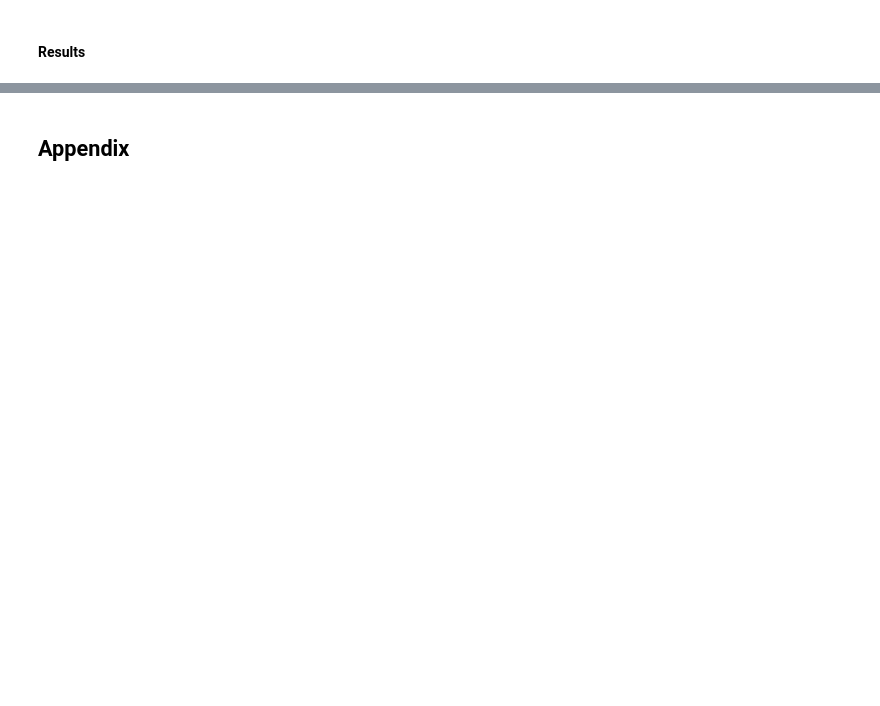
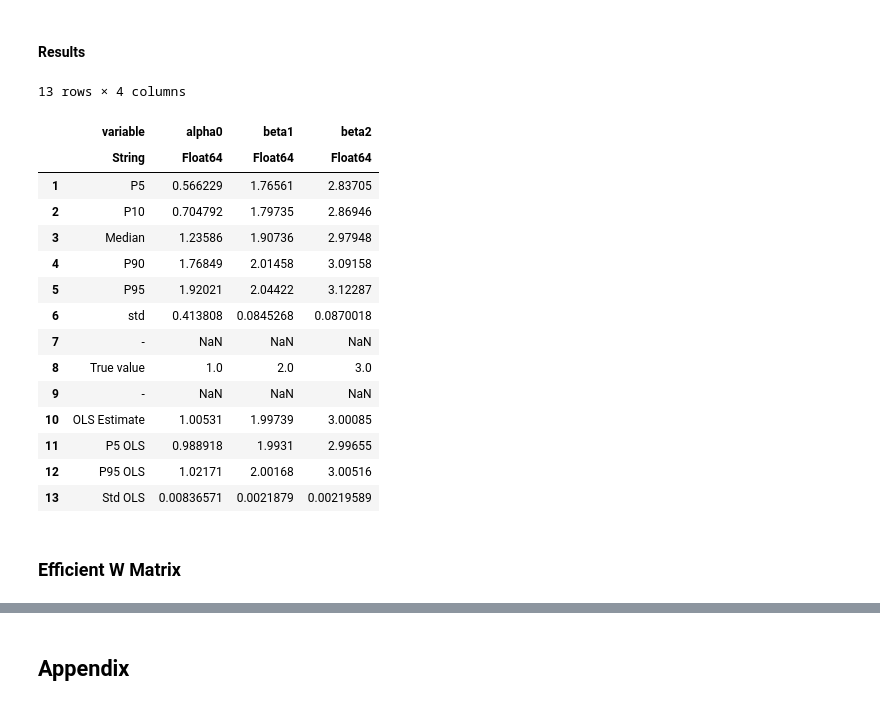
Before and after one commit to JulienPascal/MSM.jl, a Jupyter notebook: notebooks/MSM-MCMC.ipynb, the cells around one changed output, grey strips where cells are left out. Cells and saved outputs as stored; diff of their text form; code cells hidden in the pictures; blank space fills up the shorter version.

```diff
--- a/notebooks/MSM-MCMC.ipynb
+++ b/notebooks/MSM-MCMC.ipynb
@@ -79,12 +84,18 @@ using CSV
 Random.seed!(1234)  #for replicability reasons
 T = 100000          #number of periods
 P = 2               #number of dependent variables
-beta0 = rand(P)     #choose true coefficients by drawing from a uniform distribution on [0,1]
-alpha0 = rand(1)[]  #intercept
+
+#beta0 = rand(P)     #choose true coefficients by drawing from a uniform distribution on [0,1]
+#alpha0 = rand(1)[]  #intercept
+
 theta0 = 0.0        #coefficient to create serial correlation in the error terms
+beta0 = [2.0; 3.0]
+alpha0 = 1.0
+
 println("True intercept = $(alpha0)")
 println("True coefficient beta0 = $(beta0)")
 println("Serial correlation coefficient theta0 = $(theta0)")
+true_vals = [alpha0, beta0[1], beta0[2]]
 
 # Generation of error terms
 # row = individual dimension
@@ -311,16 +336,36 @@ savefig(hh4, joinpath(pwd(),"histograms_MSM_MCMC.png"))
 # %%
 # Compare results with GLM
 using DataFrames, GLM
 data = DataFrame(x1=x[:,1], x2=x[:,2], y= y[:]);
 ols = lm(@formula(y ~ x1 + x2), data)
 coef_ols = coef(ols)
 ci_ols = confint(ols)
 stderror_ols = stderror(ols)
 
 result_alpha0 = append!(quantile(flatchain[1,burnin:end],[0.05, 0.10, 0.5, 0.90, 0.95]), std(flatchain[1,burnin:end]), NaN, alpha0[1],NaN, coef_ols[1], ci_ols[1,1], ci_ols[1,2], stderror_ols[1])
 result_beta1 = append!(quantile(flatchain[2,burnin:end],[0.05, 0.10, 0.5, 0.90, 0.95]), std(flatchain[2,burnin:end]), NaN,beta0[1], NaN,coef_ols[2], ci_ols[2,1], ci_ols[2,2], stderror_ols[2])
 result_beta2 = append!(quantile(flatchain[3,burnin:end],[0.05, 0.10, 0.5, 0.90, 0.95]), std(flatchain[3,burnin:end]), NaN,beta0[2], NaN,coef_ols[3], ci_ols[3,1], ci_ols[3,2], stderror_ols[3])
 results = DataFrame(variable = ["P5"; "P10"; "Median"; "P90"; "P95"; "std"; "-" ;"True value"; "-" ;"OLS Estimate"; "P5 OLS"; "P95 OLS"; "Std OLS"],
 						alpha0 = result_alpha0, beta1 = result_beta1, beta2 = result_beta2)
 
 CSV.write(joinpath(pwd(),"output_table_MSM_MCMC.csv"), results)
+results
+# %% [output]
+13 rows × 4 columns
+|  | variable | alpha0 | beta1 | beta2 |
+|  | String | Float64 | Float64 | Float64 |
+| 1 | P5 | 0.566229 | 1.76561 | 2.83705 |
+| 2 | P10 | 0.704792 | 1.79735 | 2.86946 |
+| 3 | Median | 1.23586 | 1.90736 | 2.97948 |
+| 4 | P90 | 1.76849 | 2.01458 | 3.09158 |
+| 5 | P95 | 1.92021 | 2.04422 | 3.12287 |
+| 6 | std | 0.413808 | 0.0845268 | 0.0870018 |
+| 7 | - | NaN | NaN | NaN |
+| 8 | True value | 1.0 | 2.0 | 3.0 |
+| 9 | - | NaN | NaN | NaN |
+| 10 | OLS Estimate | 1.00531 | 1.99739 | 3.00085 |
+| 11 | P5 OLS | 0.988918 | 1.9931 | 2.99655 |
+| 12 | P95 OLS | 1.02171 | 2.00168 | 3.00516 |
+| 13 | Std OLS | 0.00836571 | 0.0021879 | 0.00219589 |
+# %% [markdown]
+### Efficient W Matrix
```
Also changed, not shown: parts of 17 cells of this notebook, 13 other files.
